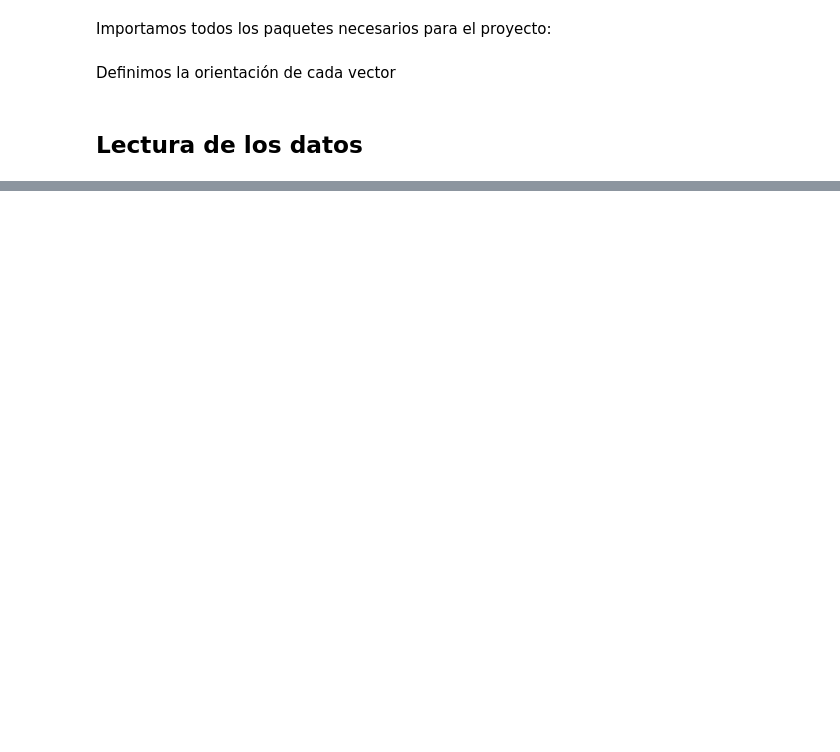
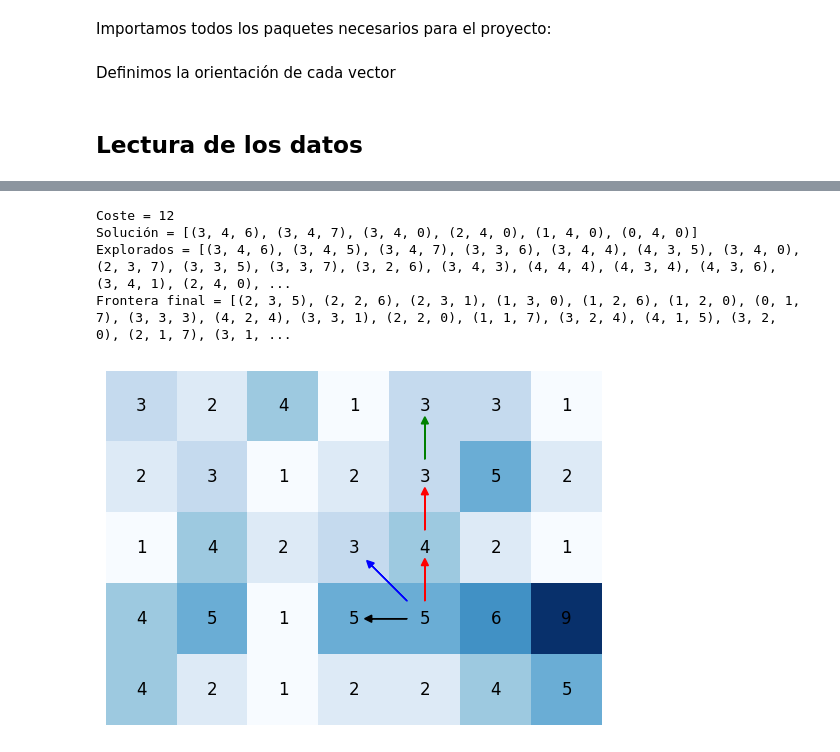
Before and after one commit to markel3/AIF_USC, a Jupyter notebook: preprocesado.ipynb, the cells around one changed output, grey strips where cells are left out. Saved outputs shown, nothing was run; the diff lists cells and outputs as text; code cells hidden in the pictures; blank space fills up the shorter version.

```diff
--- a/preprocesado.ipynb
+++ b/preprocesado.ipynb
@@ -334,0 +175,17 @@ print(explored)
+# %%
+final_node, explored, frontier = breadth_first_graph_search(robot_problem_2)
+cost = final_node.path_cost
+frontier = [frontier[i].state for i in range(len(frontier))]
+print(f'Coste = ' + str(cost))
+solution = final_node.solution()
+solution.insert(0, map2.start_position)
+print(f'Solución = ' + str(solution))
+print(f'Explorados = ' + str(explored))
+print(f'Frontera final = ' + str(frontier))
+map2.draw_solution(solution)
+# %% [output]
+Coste = 12
+Solución = [(3, 4, 6), (3, 4, 7), (3, 4, 0), (2, 4, 0), (1, 4, 0), (0, 4, 0)]
+Explorados = [(3, 4, 6), (3, 4, 5), (3, 4, 7), (3, 3, 6), (3, 4, 4), (4, 3, 5), (3, 4, 0), (2, 3, 7), (3, 3, 5), (3, 3, 7), (3, 2, 6), (3, 4, 3), (4, 4, 4), (4, 3, 4), (4, 3, 6), (3, 4, 1), (2, 4, 0), ...
+Frontera final = [(2, 3, 5), (2, 2, 6), (2, 3, 1), (1, 3, 0), (1, 2, 6), (1, 2, 0), (0, 1, 7), (3, 3, 3), (4, 2, 4), (3, 3, 1), (2, 2, 0), (1, 1, 7), (3, 2, 4), (4, 1, 5), (3, 2, 0), (2, 1, 7), (3, 1, ...
+[figure, added]
```
Also changed, not shown: parts of 42 cells of this notebook.
